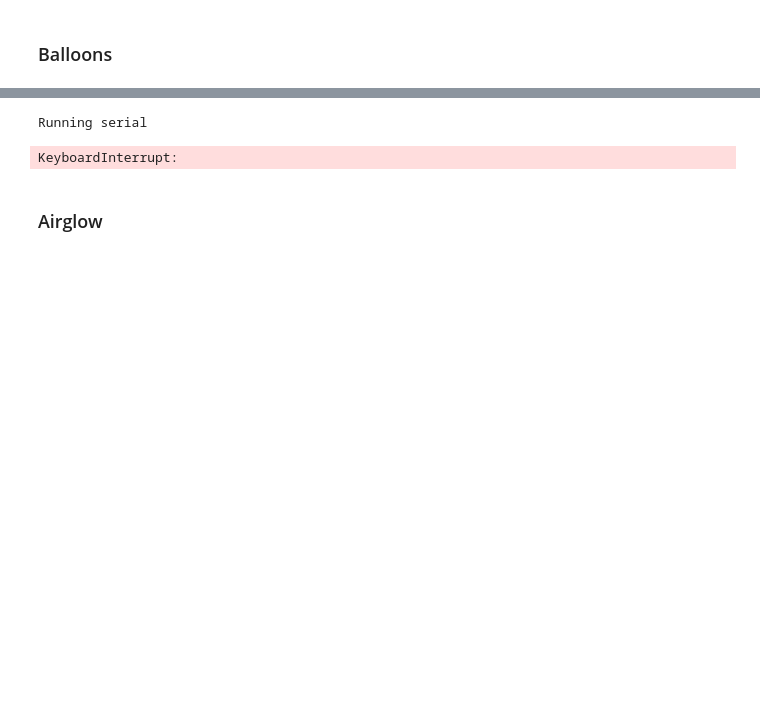
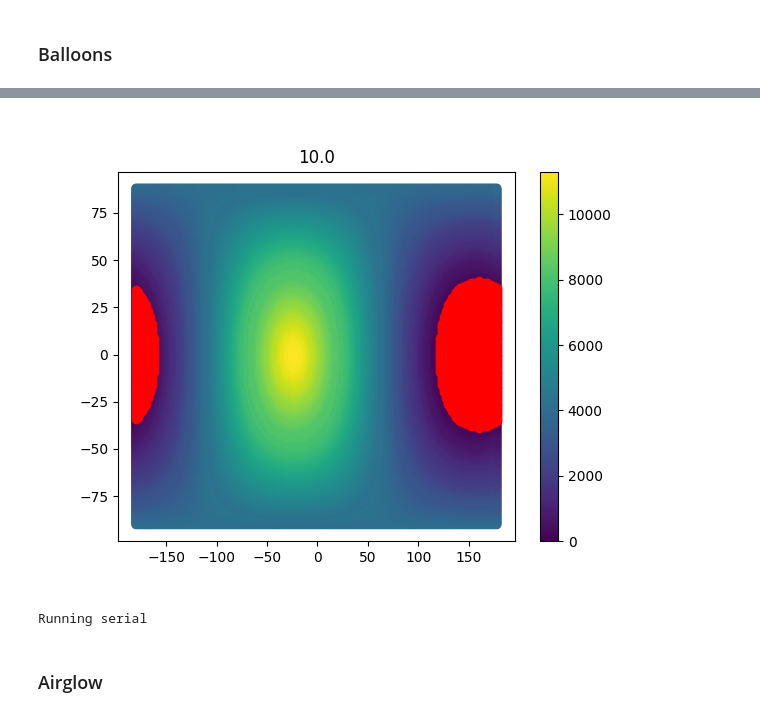
Before and after one commit to QuentinBrissaud/Venus_Detectability, a Jupyter notebook: compute_network_shapes.ipynb, the cells around one changed output, grey strips where cells are left out. Cells and saved outputs as stored; diff of their text form; code cells hidden in the pictures; blank space fills up the shorter version.

Commit message:
Fixed surface ratios

```diff
--- a/compute_network_shapes.ipynb
+++ b/compute_network_shapes.ipynb
@@ -90,16 +134,42 @@ with open('./max_dist_2_4.npy', 'wb') as f:
+# %%
+from shapely.ops import unary_union
+
+period = 10.
+idt = 0
+thresholds = np.arange(10000, np.pi*R0/1.001, 5e5)[:]/1e3
+test = max_dist[period][160,:].copy()
+threshold = thresholds[idt]
+inds = np.where(test/1e3<=threshold+50)[0]
+polys_processed_temp = unary_union([polys[ii] for ii in inds])
+
+func = f_alt_scaling_nightglow[period]
+
+if True:
+    plt.figure()
+    plt.title(thresholds[idt])
+    #sc = plt.scatter(LONS, LATS, c=test/1e3, vmax=0.)
+    #sc = plt.scatter(LONS, LATS, c=test/1e3, vmax=thresholds[idt]+0)
+    #sc = plt.scatter(LONS, LATS, c=test/1e3+func(test/1e3), vmax=thresholds[idt])
+    sc = plt.scatter(LONS, LATS, c=test/1e3, )
+    plt.colorbar(sc)
+    plt.scatter(LONS[inds], LATS[inds], c='red')
+# %% [output]
+[figure, added]
 # %%
+reload(cns)
+
 plot = False
 R0 = 6052000
 thresholds = np.arange(10000, np.pi*R0/1.001, 5e5)[:]/1e3
-#gdf = compute_surfaces(LATS, LONS, lats_stations, lons_stations, polys, plot, R0, max_dist)
 gdf = dict()
 for period, max_dist_loc in max_dist.items():
+    if not period == 10.:
+        continue
     gdf[period] = cns.compute_surfaces_CPUs(thresholds, LATS, LONS, lats_stations, lons_stations, polys, plot, R0, max_dist_loc, nb_CPU=1)
     #gdf.to_file("./network_10_20.shp")
     #break
 # %% [output]
 Running serial
-KeyboardInterrupt:
 # %%
 import pandas as pd
 gdf_all = pd.DataFrame()
```
Also changed, not shown: parts of 7 cells of this notebook, 6 other files.
